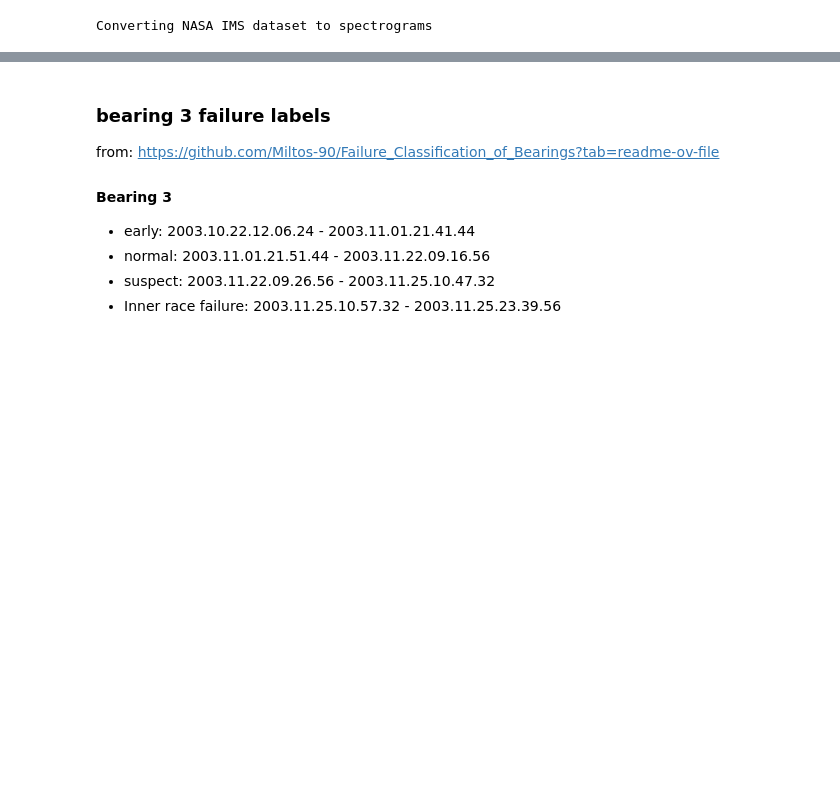
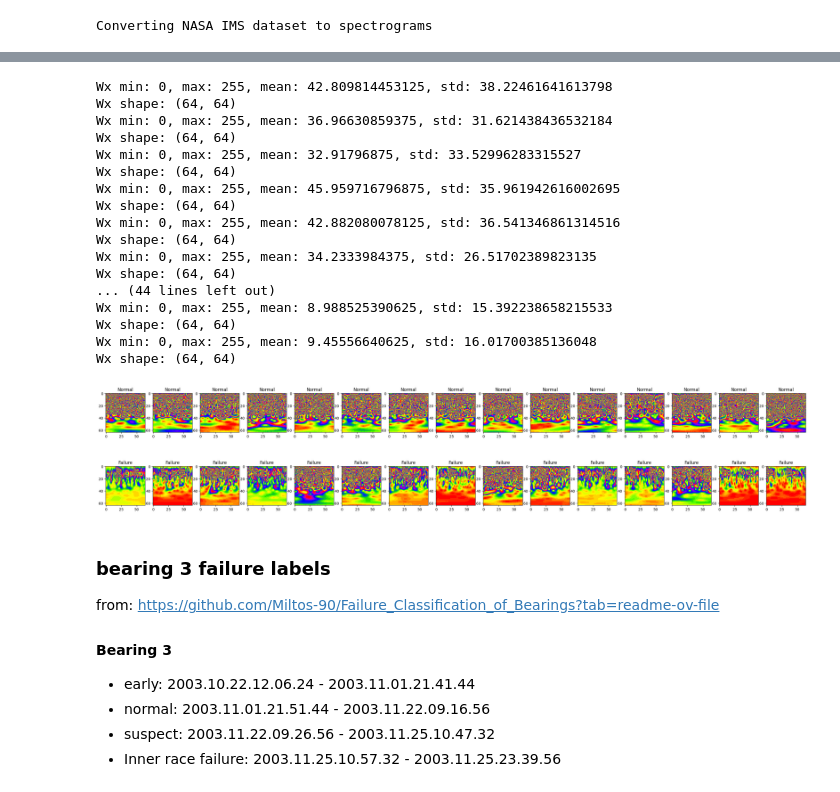
Before and after one commit to bitmorse/bearings-max78000, a Jupyter notebook: make_dataset.ipynb, the cells around one changed output, grey strips where cells are left out. Cells and saved outputs as stored; diff of their text form; code cells hidden in the pictures; blank space fills up the shorter version.

```diff
--- a/make_dataset.ipynb
+++ b/make_dataset.ipynb
@@ -199,3 +201,29 @@ Converting NASA IMS dataset to spectrograms
+# %%
+#%%# Define signal ####################################
+fail=44100000
+ok=0
+viz(all_data[ok:], "Normal")
+viz(all_data[fail:], "Failure")
+# %% [output]
+Wx min: 0, max: 255, mean: 42.809814453125, std: 38.22461641613798
+Wx shape: (64, 64)
+Wx min: 0, max: 255, mean: 36.96630859375, std: 31.621438436532184
+Wx shape: (64, 64)
+Wx min: 0, max: 255, mean: 32.91796875, std: 33.52996283315527
+Wx shape: (64, 64)
+Wx min: 0, max: 255, mean: 45.959716796875, std: 35.961942616002695
+Wx shape: (64, 64)
+Wx min: 0, max: 255, mean: 42.882080078125, std: 36.541346861314516
+Wx shape: (64, 64)
+Wx min: 0, max: 255, mean: 34.2333984375, std: 26.51702389823135
+Wx shape: (64, 64)
+... (44 lines left out)
+Wx min: 0, max: 255, mean: 8.988525390625, std: 15.392238658215533
+Wx shape: (64, 64)
+Wx min: 0, max: 255, mean: 9.45556640625, std: 16.01700385136048
+Wx shape: (64, 64)
+[figure, added]
+[figure, added]
 # %% [markdown]
 ### bearing 3 failure labels
 
```
Also changed, not shown: parts of 8 cells of this notebook, 2 other files.
